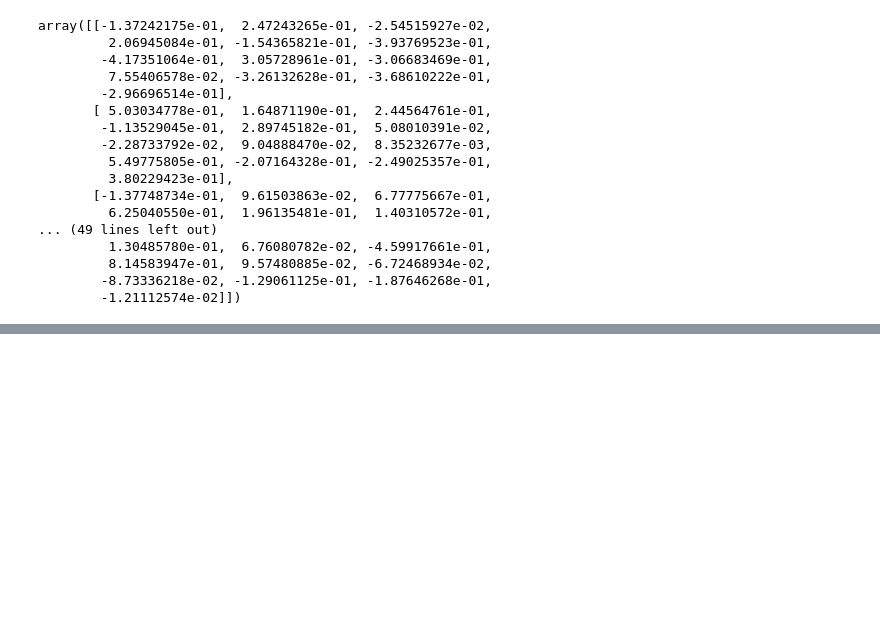
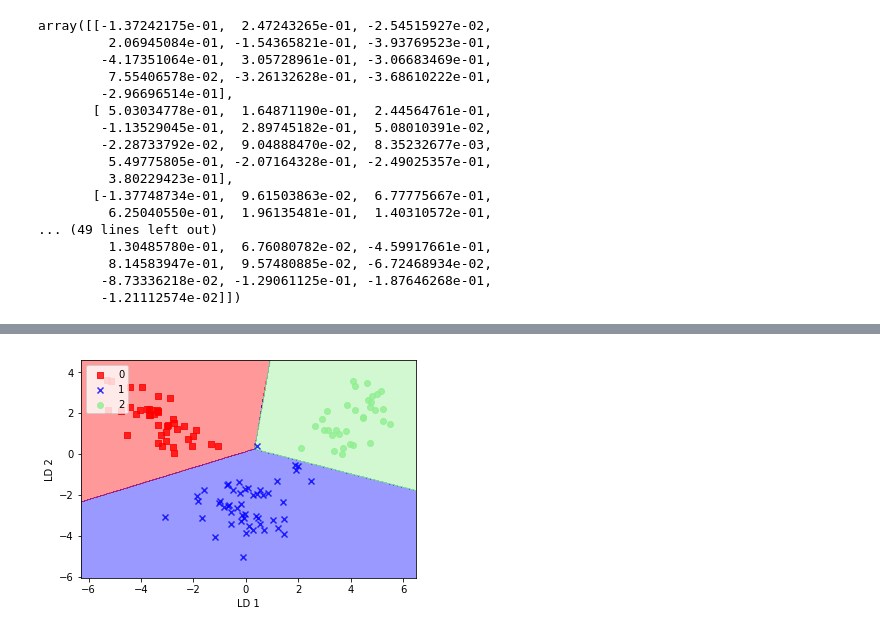
Before and after one commit to azenor-github/python-machine-learning-book, a Jupyter notebook: ch05/ch05.ipynb, the cells around one changed output, grey strips where cells are left out. Saved outputs shown, nothing was run; the diff lists cells and outputs as text; code cells hidden in the pictures; blank space fills up the shorter version.

```diff
--- a/ch05/ch05.ipynb
+++ b/ch05/ch05.ipynb
@@ -187,0 +343,14 @@ array([[-1.37242175e-01,  2.47243265e-01, -2.54515927e-02,
+# %%
+lda = LDA(n_components=2).fit(X_train_std, y_train)
+# %%
+X_train_lda = lda.transform(X_train_std)
+# %%
+lr = LogisticRegression().fit(X_train_lda, y_train)
+# %%
+plot_decision_regions(X_train_lda, y_train, classifier=lr)
+plt.xlabel("LD 1")
+plt.ylabel("LD 2")
+plt.legend(loc="upper left")
+plt.show()
+# %% [output]
+[figure, added]
```
Also changed, not shown: parts of 41 cells of this notebook, 2 other files.
